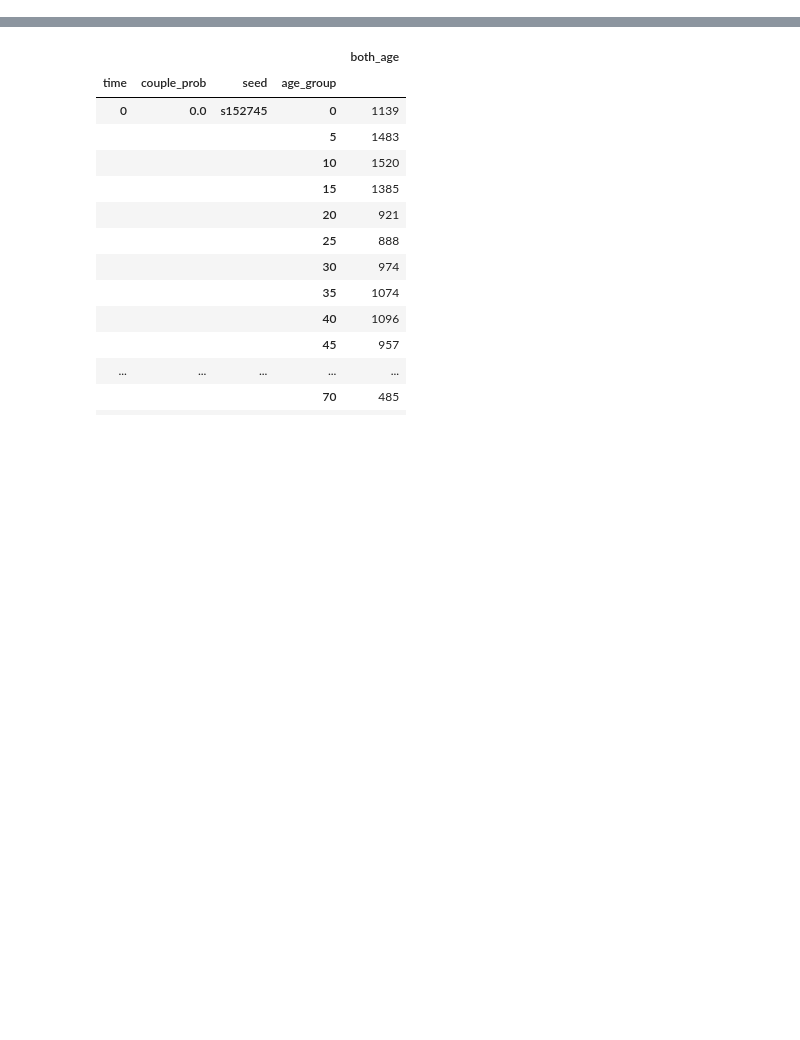
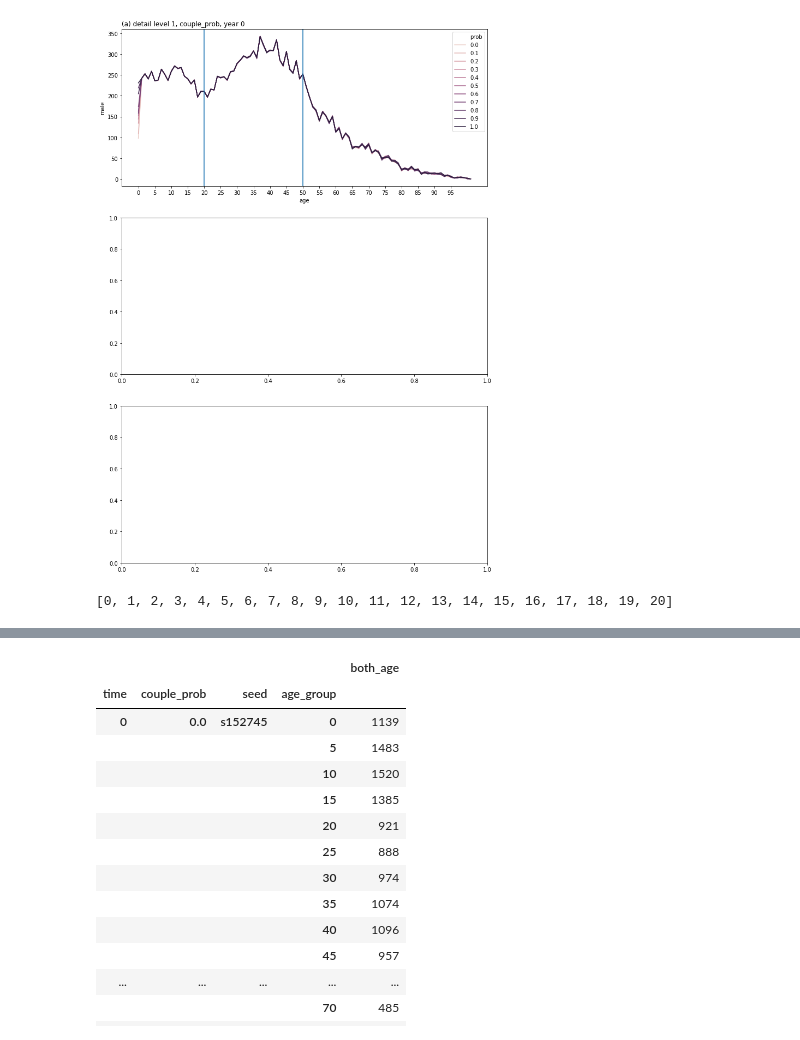
Before and after one commit to ejwillemse/sim-demog-NUK-open, a Jupyter notebook: sandbox/experiment_output/draw_fig_poppy.ipynb, the cells around one changed output, grey strips where cells are left out. Saved outputs shown, nothing was run; the diff lists cells and outputs as text; code cells hidden in the pictures; blank space fills up the shorter version.

```diff
--- a/sandbox/experiment_output/draw_fig_poppy.ipynb
+++ b/sandbox/experiment_output/draw_fig_poppy.ipynb
@@ -77,0 +63,20 @@ df_couple[1].head()
+# %%
+fig, axs = plt.subplots(3, 1, figsize=(12,18))
+labs = 'abc'
+y = 0
+for dd, df in dfs.items():
+    #print(df.head())
+    ax = axs[dd-1]
+    df_sub = df[df['time']==y]
+    sns.lineplot('age', 'male', hue='prob', hue_order=sorted(list(set(df_sub['prob'].tolist()))), data=df_sub, legend="full", ax=ax)
+    ax.set_title('({}) detail level {}, {}, year {}'.format(labs[dd-1], str(dd), cat, str(y)), loc='left')
+    ax.set_xticks([i*5 for i in range(20) ])
+    ax.axvline(x=20)
+    ax.axvline(x=50)
+    break
+# %% [output]
+[figure, added]
+# %%
+sorted(list(set(df['time'].tolist())))
+# %% [output]
+[0, 1, 2, 3, 4, 5, 6, 7, 8, 9, 10, 11, 12, 13, 14, 15, 16, 17, 18, 19, 20]
```
Also changed, not shown: parts of 15 cells of this notebook, 2 other files.
